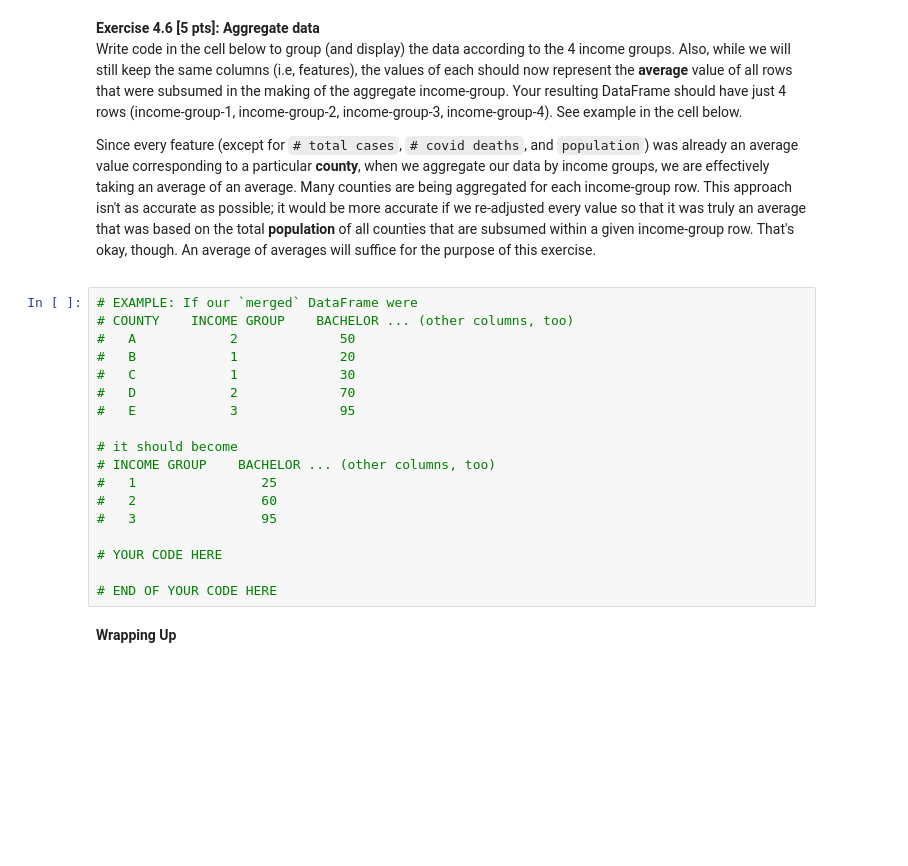
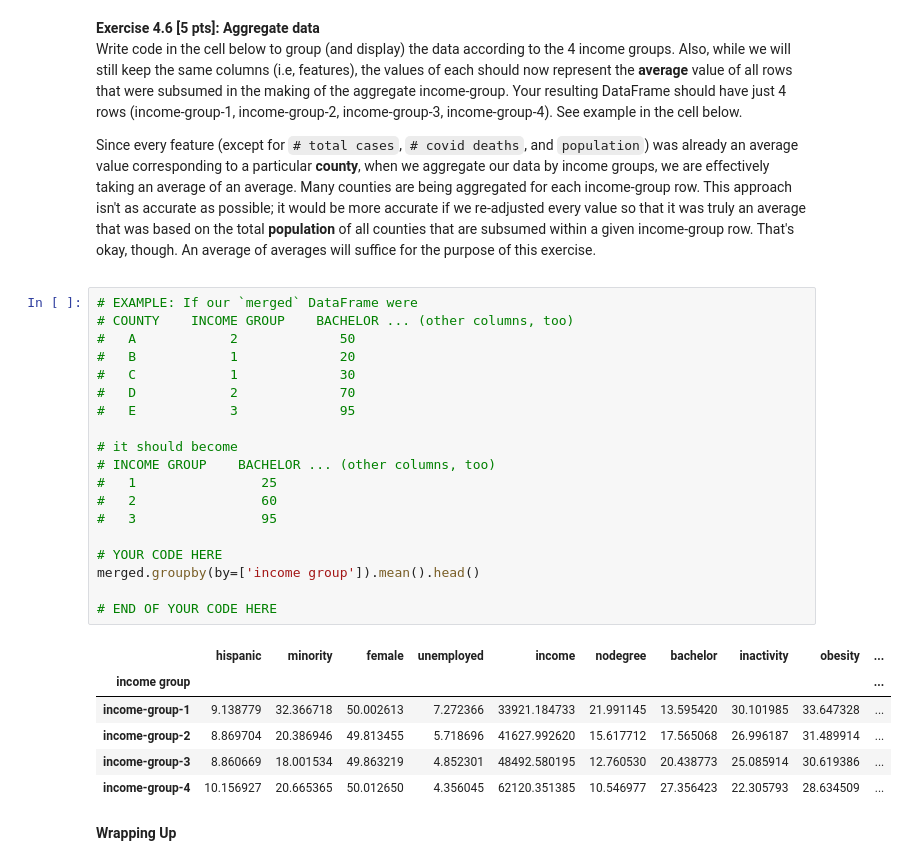
Before and after one commit to jagal-BW/Harvard_DS, a Jupyter notebook: cs109a_hw1_students.ipynb, the cells around one changed output. Cells and saved outputs as stored; diff of their text form; blank space fills up the shorter version.

```diff
--- a/cs109a_hw1_students.ipynb
+++ b/cs109a_hw1_students.ipynb
@@ -721,21 +1055,29 @@ Since every feature (except for `# total cases`, `# covid deaths`, and `populati
 # %%
 # EXAMPLE: If our `merged` DataFrame were
 # COUNTY    INCOME GROUP    BACHELOR ... (other columns, too)
 #   A            2             50
 #   B            1             20
 #   C            1             30
 #   D            2             70
 #   E            3             95
 
 # it should become
 # INCOME GROUP    BACHELOR ... (other columns, too)
 #   1                25
 #   2                60
 #   3                95
 
 # YOUR CODE HERE
+merged.groupby(by=['income group']).mean().head()
 
 # END OF YOUR CODE HERE
+# %% [output]
+|  | hispanic | minority | female | unemployed | income | nodegree | bachelor | inactivity | obesity | ... |
+| income group |  |  |  |  |  |  |  |  |  | ... |
+| income-group-1 | 9.138779 | 32.366718 | 50.002613 | 7.272366 | 33921.184733 | 21.991145 | 13.595420 | 30.101985 | 33.647328 | ... |
+| income-group-2 | 8.869704 | 20.386946 | 49.813455 | 5.718696 | 41627.992620 | 15.617712 | 17.565068 | 26.996187 | 31.489914 | ... |
+| income-group-3 | 8.860669 | 18.001534 | 49.863219 | 4.852301 | 48492.580195 | 12.760530 | 20.438773 | 25.085914 | 30.619386 | ... |
+| income-group-4 | 10.156927 | 20.665365 | 50.012650 | 4.356045 | 62120.351385 | 10.546977 | 27.356423 | 22.305793 | 28.634509 | ... |
 # %% [markdown]
 <div class='exercise'><b>Wrapping Up</b>
 </div>
```
Also changed, not shown: parts of 70 cells of this notebook.
